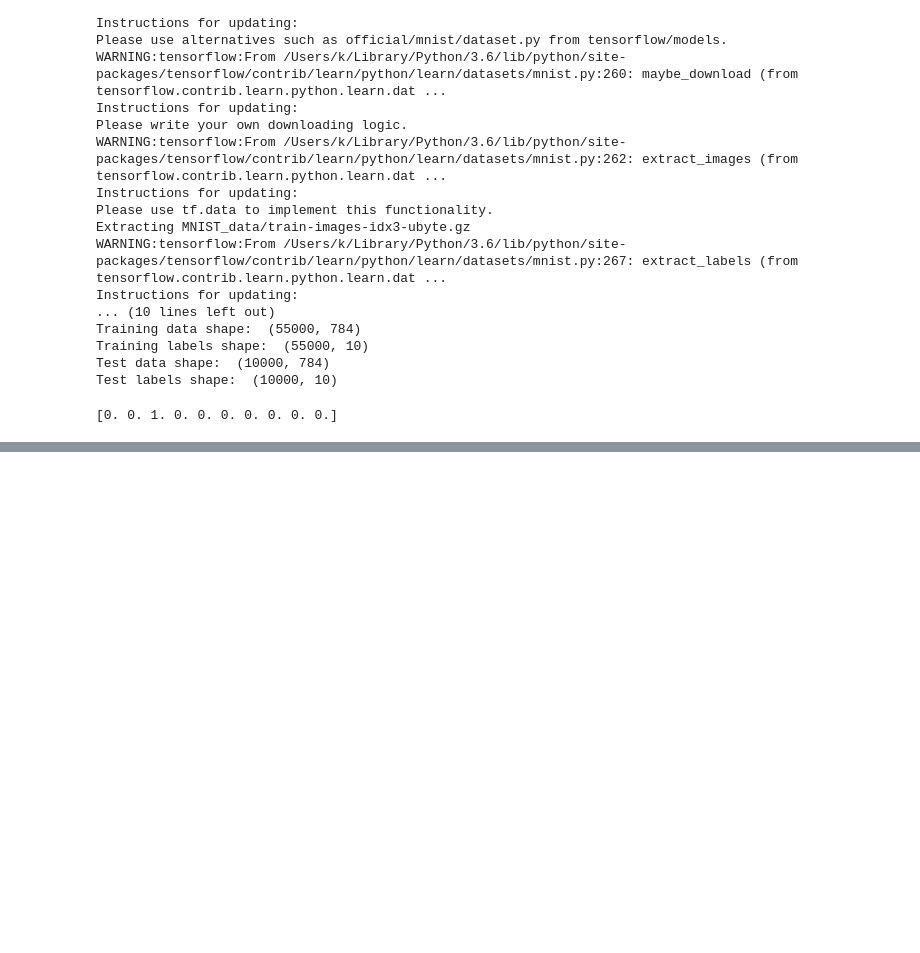
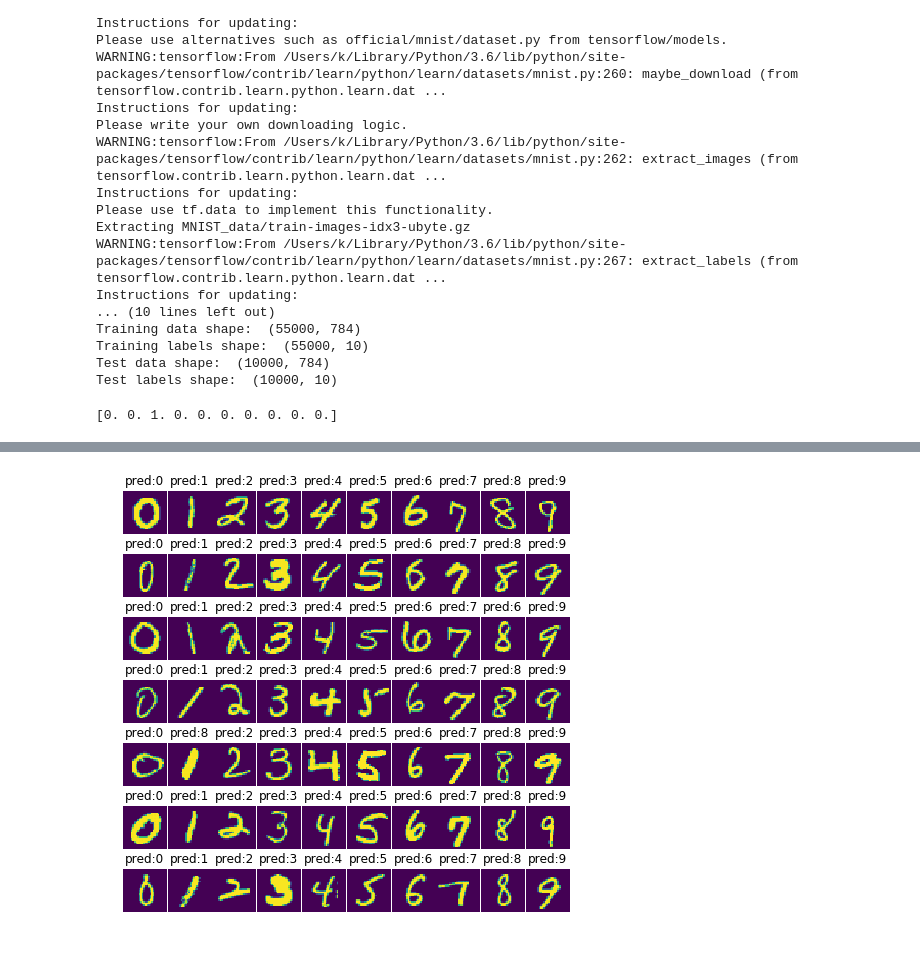
Before and after one commit to kifish/ml-base, a Jupyter notebook: pku-deep-learning/lg-course/assignment1/code/mnist-version2.ipynb, the cells around one changed output, grey strips where cells are left out. Saved outputs shown, nothing was run; the diff lists cells and outputs as text; code cells hidden in the pictures; blank space fills up the shorter version.

```diff
--- a/pku-deep-learning/lg-course/assignment1/code/mnist-version2.ipynb
+++ b/pku-deep-learning/lg-course/assignment1/code/mnist-version2.ipynb
@@ -87,6 +89,8 @@ train_step = tf.train.GradientDescentOptimizer(0.01).minimize(loss)#学习率从
 correct_prediction = tf.equal(tf.argmax(a_2, 1), tf.argmax(y, 1)) #(num_training,1),预测正确为1，反之为0
 accuracy_op = tf.reduce_mean(tf.cast(correct_prediction, tf.float32)) # tf.int32 注意tf.int32会导致，acc算出来一直为0，reduce_mean可能要求输入为浮点数
 init_op = tf.global_variables_initializer()
+
+import matplotlib.gridspec as gridspec
 
 # Train
 batch_size = 30
@@ -111,4 +115,24 @@ with tf.Session() as sess:
         #evaluate
         acc = sess.run(accuracy_op,feed_dict={x: X_test,y: y_test})
         print("Epoch %s training loss: %s, test acc: %s" % (epoch, avg_cost,acc))
+#         pred = sess.run(a_2,feed_dict = {x:np.array([X_test[1]])}) #返回的是numpy.ndarray
+        #tensor.eval() #tensor 转换为numpy
+#         print(pred)
+
+    print('Test some samples')
+    fig = plt.figure(figsize=(8,8))
+    gs = gridspec.GridSpec(7, 10)
+    gs.update(wspace=0.035, hspace=0.1)  # set the spacing between axes.
+    for y_, cls in enumerate(classes):
+        idxs = np.flatnonzero(y_ == np.argmax(y_test, axis=1))#1代表行
+        idxs = np.random.choice(idxs, samples_per_class, replace=False)#随机抽7张该类图片
+        for i, idx in enumerate(idxs):
+            plt_idx = i * num_classes + y_
+            ax = plt.subplot(gs[plt_idx])
+            ax.axis('off')
+            plt.imshow(X_test[idx].reshape((28, 28)))
+            pred = sess.run(a_2,feed_dict = {x:np.array([X_test[idx]])}) #返回的是numpy.ndarray
+            pred = np.argmax(pred,axis = 1)[0]
+            plt.title('pred:' + str(pred))
+    plt.show()
 # %% [output]
@@ -131,0 +156 @@ Epoch 29 training loss: 3.585248881560978, test acc: 0.9481
+[figure, added]
```
Also changed, not shown: parts of 3 cells of this notebook.
